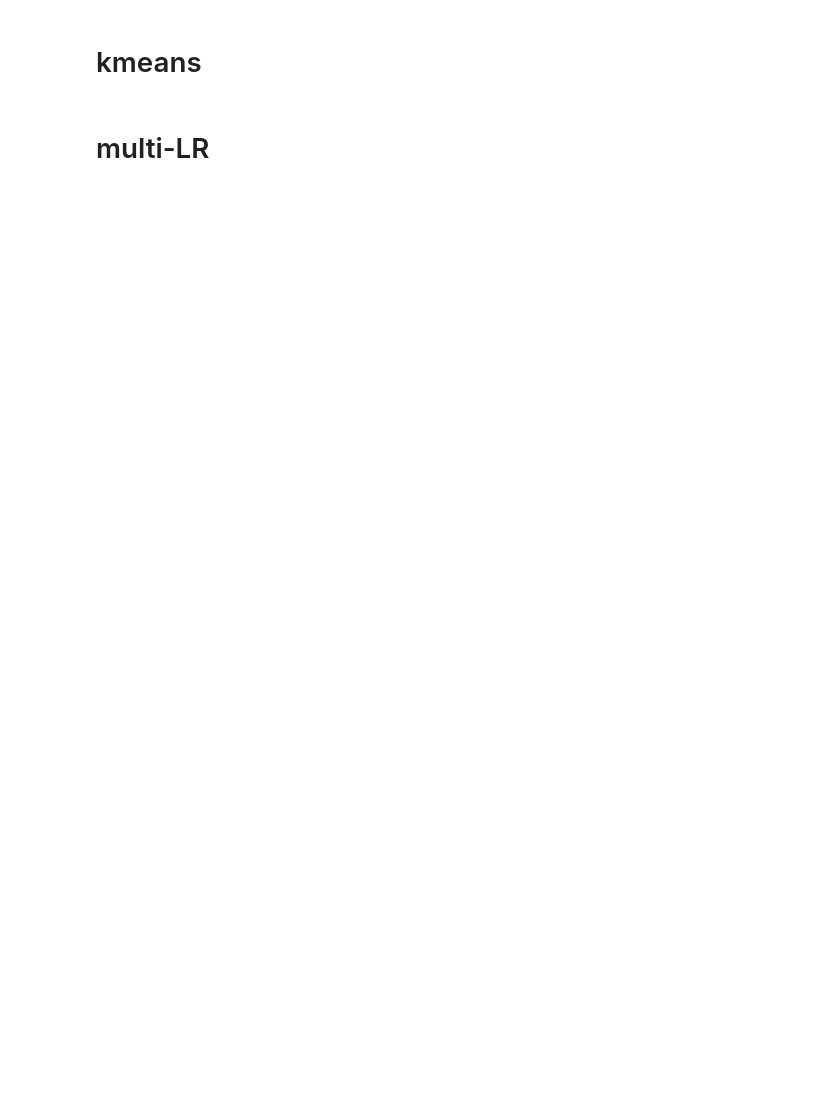
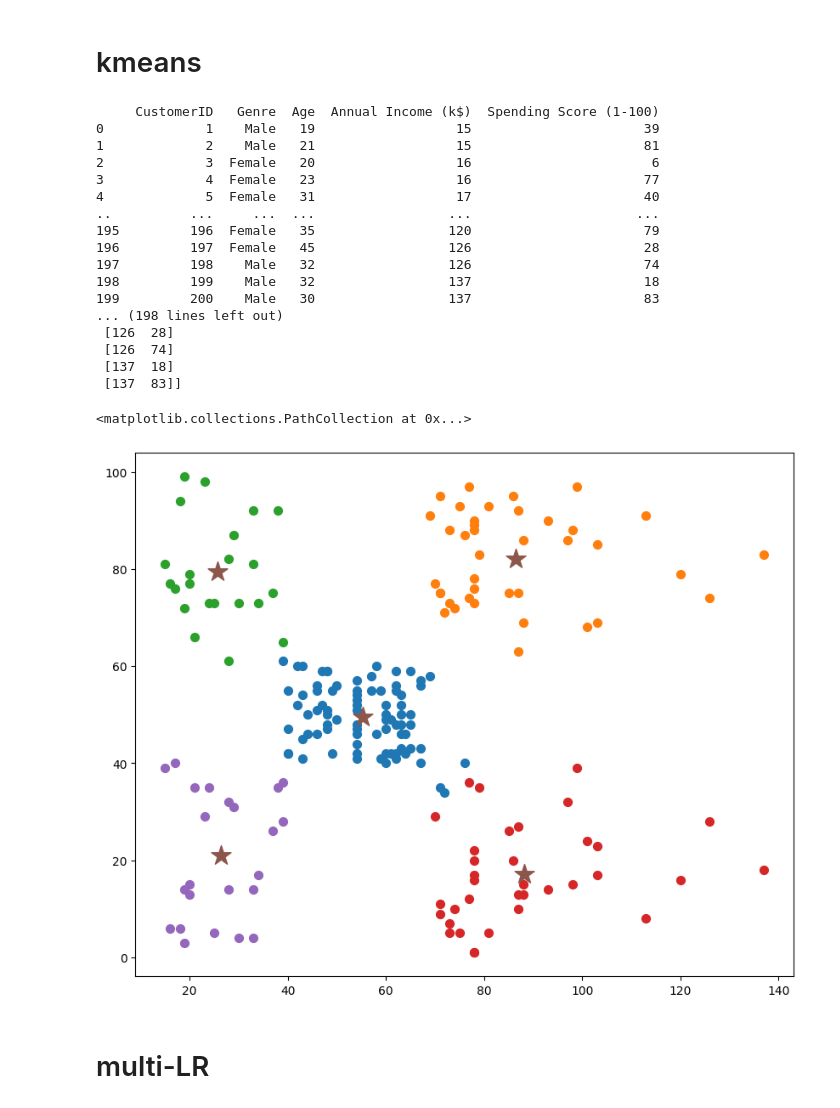
Before and after one commit to R4F4I/semester-3-FAST-K240009, a Jupyter notebook: PAI/final_prep/all_code.ipynb, the cells around one changed output. Drawn from its saved outputs; the diff is of its cells as text; code cells hidden in the pictures; blank space fills up the shorter version.

```diff
--- a/PAI/final_prep/all_code.ipynb
+++ b/PAI/final_prep/all_code.ipynb
@@ -89,57 +145,77 @@ df =pd.read_csv("https://raw.githubusercontent.com/SteffiPeTaffy/machineLearning
 
 print(df)
 X = df.iloc[:,[3,4]].values
 print(X)
 from sklearn.cluster import KMeans
 
-# --- 1. Simulate the Mall Customer Data ---
-# Simulating data that is known to form 5 distinct clusters (Mall Customer dataset structure)
-np.random.seed(42)
-n_samples = 200
+# # --- 1. Simulate the Mall Customer Data ---
+# # Simulating data that is known to form 5 distinct clusters (Mall Customer dataset structure)
+# np.random.seed(42)
+# n_samples = 200
 
-# Cluster 1: High Income, Low Spending (Low Value)
-inc_1 = np.random.uniform(70, 140, 40)
-spn_1 = np.random.uniform(10, 40, 40)
+# # Cluster 1: High Income, Low Spending (Low Value)
+# inc_1 = np.random.uniform(70, 140, 40)
+# spn_1 = np.random.uniform(10, 40, 40)
 
-# Cluster 2: Medium Income, Medium Spending (Average)
-inc_2 = np.random.uniform(40, 80, 80)
-spn_2 = np.random.uniform(40, 60, 80)
+# # Cluster 2: Medium Income, Medium Spending (Average)
+# inc_2 = np.random.uniform(40, 80, 80)
+# spn_2 = np.random.uniform(40, 60, 80)
 
-# Cluster 3: Low Income, High Spending (Careful Spenders)
-inc_3 = np.random.uniform(10, 40, 25)
-spn_3 = np.random.uniform(70, 99, 25)
+# # Cluster 3: Low Income, High Spending (Careful Spenders)
+# inc_3 = np.random.uniform(10, 40, 25)
+# spn_3 = np.random.uniform(70, 99, 25)
 
-# Cluster 4: Low Income, Low Spending (Targetable)
-inc_4 = np.random.uniform(10, 40, 25)
-spn_4 = np.random.uniform(10, 40, 25)
+# # Cluster 4: Low Income, Low Spending (Targetable)
+# inc_4 = np.random.uniform(10, 40, 25)
+# spn_4 = np.random.uniform(10, 40, 25)
 
-# Cluster 5: High Income, High Spending (Premium)
-inc_5 = np.random.uniform(70, 140, 30)
-spn_5 = np.random.uniform(70, 99, 30)
+# # Cluster 5: High Income, High Spending (Premium)
+# inc_5 = np.random.uniform(70, 140, 30)
+# spn_5 = np.random.uniform(70, 99, 30)
 
-# Combine all data
-income = np.concatenate([inc_1, inc_2, inc_3, inc_4, inc_5])
-spending = np.concatenate([spn_1, spn_2, spn_3, spn_4, spn_5])
+# # Combine all data
+# income = np.concatenate([inc_1, inc_2, inc_3, inc_4, inc_5])
+# spending = np.concatenate([spn_1, spn_2, spn_3, spn_4, spn_5])
 
-# Create the Feature Matrix X
-X = np.column_stack((income, spending))
+# # Create the Feature Matrix X
+# X = np.column_stack((income, spending))
 
 
 # 2. Train the K-Means model with K=5
 kmeans = KMeans(n_clusters=5, init='k-means++', random_state=42, n_init=10)
 y_kmeans = kmeans.fit_predict(X)
 
 # 3. Visualize the clusters and centers
 plt.figure(figsize=(10, 8))
 
 # Scatter plot for each cluster
 for i in range(5):
     plt.scatter(X[y_kmeans == i, 0], X[y_kmeans == i, 1],
                 s=50, label=f'Cluster {i+1}')
 
 # Plot the cluster centers (Centroids)
 plt.scatter(kmeans.cluster_centers_[:, 0], kmeans.cluster_centers_[:, 1],
             s=300, label='Centroids', marker='*')
+# %% [output]
+     CustomerID   Genre  Age  Annual Income (k$)  Spending Score (1-100)
+0             1    Male   19                  15                      39
+1             2    Male   21                  15                      81
+2             3  Female   20                  16                       6
+3             4  Female   23                  16                      77
+4             5  Female   31                  17                      40
+..          ...     ...  ...                 ...                     ...
+195         196  Female   35                 120                      79
+196         197  Female   45                 126                      28
+197         198    Male   32                 126                      74
+198         199    Male   32                 137                      18
+199         200    Male   30                 137                      83
+... (198 lines left out)
+ [126  28]
+ [126  74]
+ [137  18]
+ [137  83]]
+<matplotlib.collections.PathCollection at 0x...>
+[figure, added]
 # %% [markdown]
 # multi-LR
 # %%
```
Also changed, not shown: parts of 6 cells of this notebook, 1 other file.
